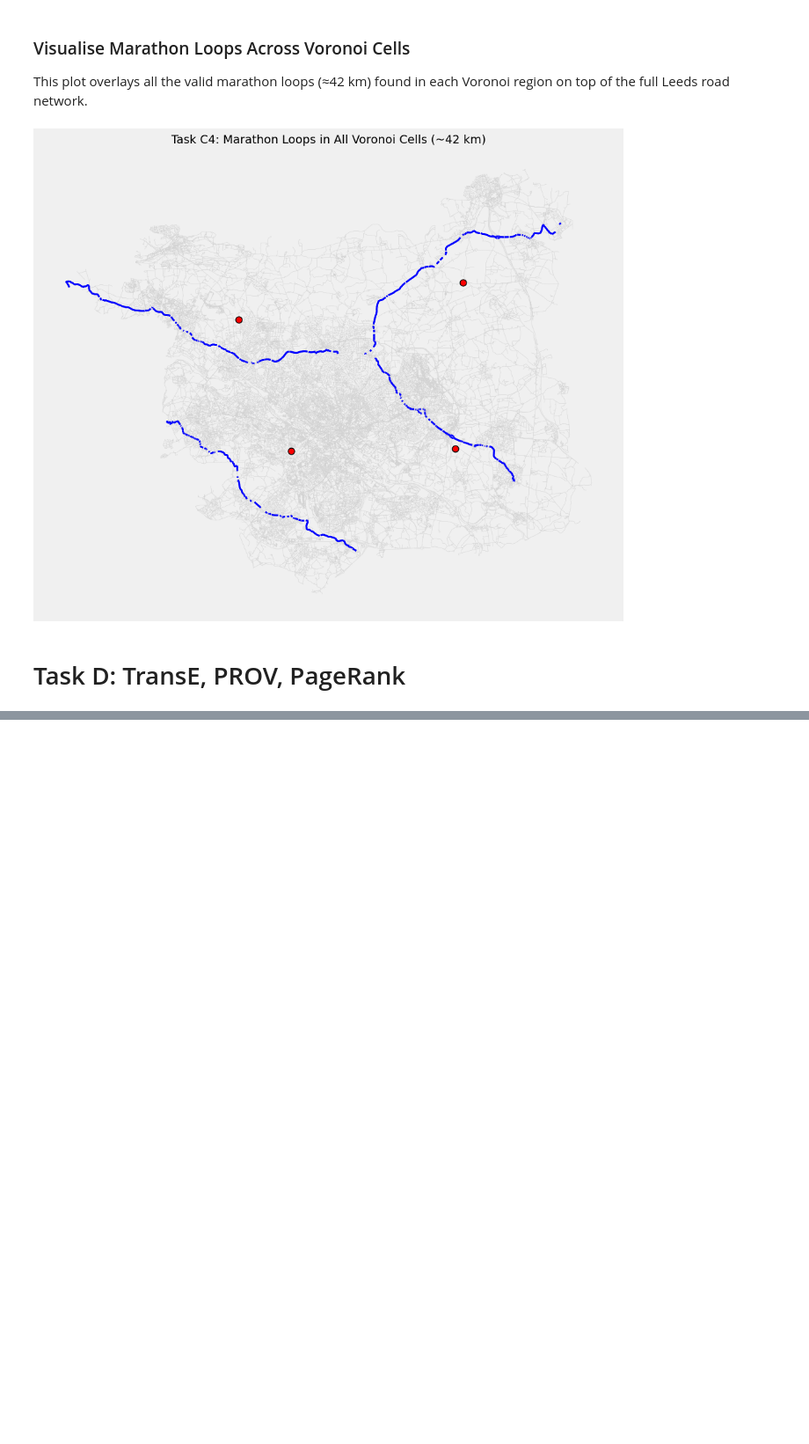
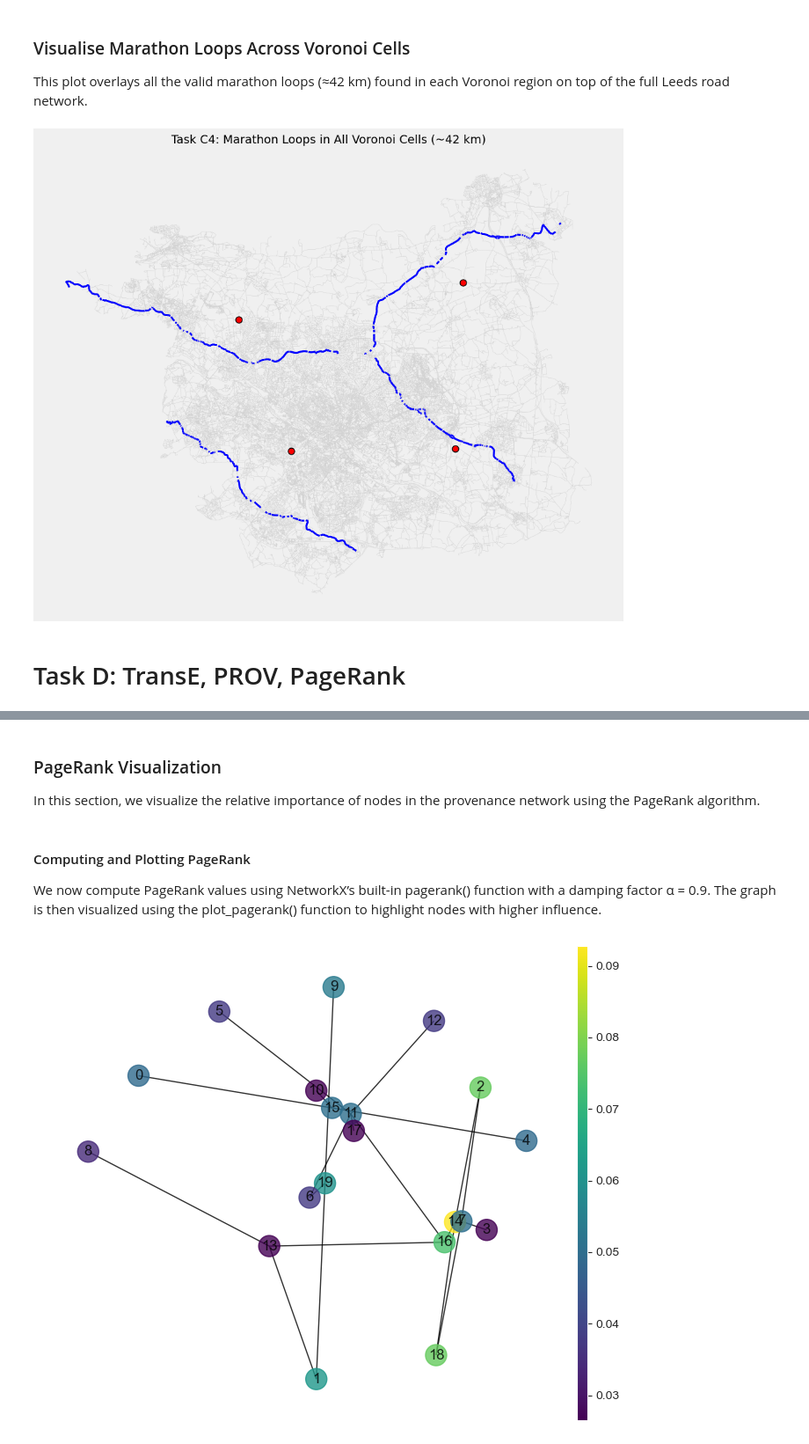
Before and after one commit to ammararfan2-lab/7CUSMNDA-2025-Coursework, a Jupyter notebook: notebooks/Part2.ipynb, the cells around one changed output, grey strips where cells are left out. Shown at 88% size. Cells and saved outputs as stored; diff of their text form; code cells hidden in the pictures; blank space fills up the shorter version.

```diff
--- a/notebooks/Part2.ipynb
+++ b/notebooks/Part2.ipynb
@@ -938,0 +1108,50 @@ plot_marathon_loops(improved_loop_paths, leeds_graph_proj, nodes_gdf, edges_gdf,
+# %% [markdown]
+### PageRank Visualization
+
+In this section, we visualize the relative importance of nodes in the provenance network using the PageRank algorithm.
+# %% [markdown]
+####  Computing and Plotting PageRank
+
+We now compute PageRank values using NetworkX’s built-in pagerank() function with a damping factor α = 0.9.
+The graph is then visualized using the plot_pagerank() function to highlight nodes with higher influence.
+# %%
+
+
+    # Plotting function to visualize PageRank values on the graph
+def plot_pagerank(graph, pagerank):
+    fig, ax = plt.subplots(1, 1, figsize=(8, 7))
+
+    # Assigning numerical labels for nodes and collect PR values
+    labels = dict(zip(set(graph.nodes()), range(len(set(graph.nodes())))))
+    node_color = list(pagerank.values())
+
+    # Drawing the graph
+    nx.draw(
+        graph,
+        with_labels=True,
+        alpha=0.8,
+        arrows=False,
+        node_size=300,
+        node_color=node_color,
+        cmap=plt.cm.viridis,
+        labels=labels
+    )
+
+    # Adding colorbar legend for PageRank importance
+    sm = plt.cm.ScalarMappable(
+        cmap=plt.get_cmap('viridis'),
+        norm=colors.Normalize(vmin=min(node_color), vmax=max(node_color))
+    )
+    divider = make_axes_locatable(ax)
+    cax = divider.append_axes("right", size="2%", pad=0.05)
+    plt.colorbar(sm, cax=cax)
+
+
+# Computing PageRank values on the provenance graph
+pagerank = nx.pagerank(g, alpha=0.9)
+
+# Plotting PageRank graph
+
+plot_pagerank(g, pagerank)
+# %% [output]
+[figure, added]
```
Also changed, not shown: parts of 40 cells of this notebook, 1 other file.
